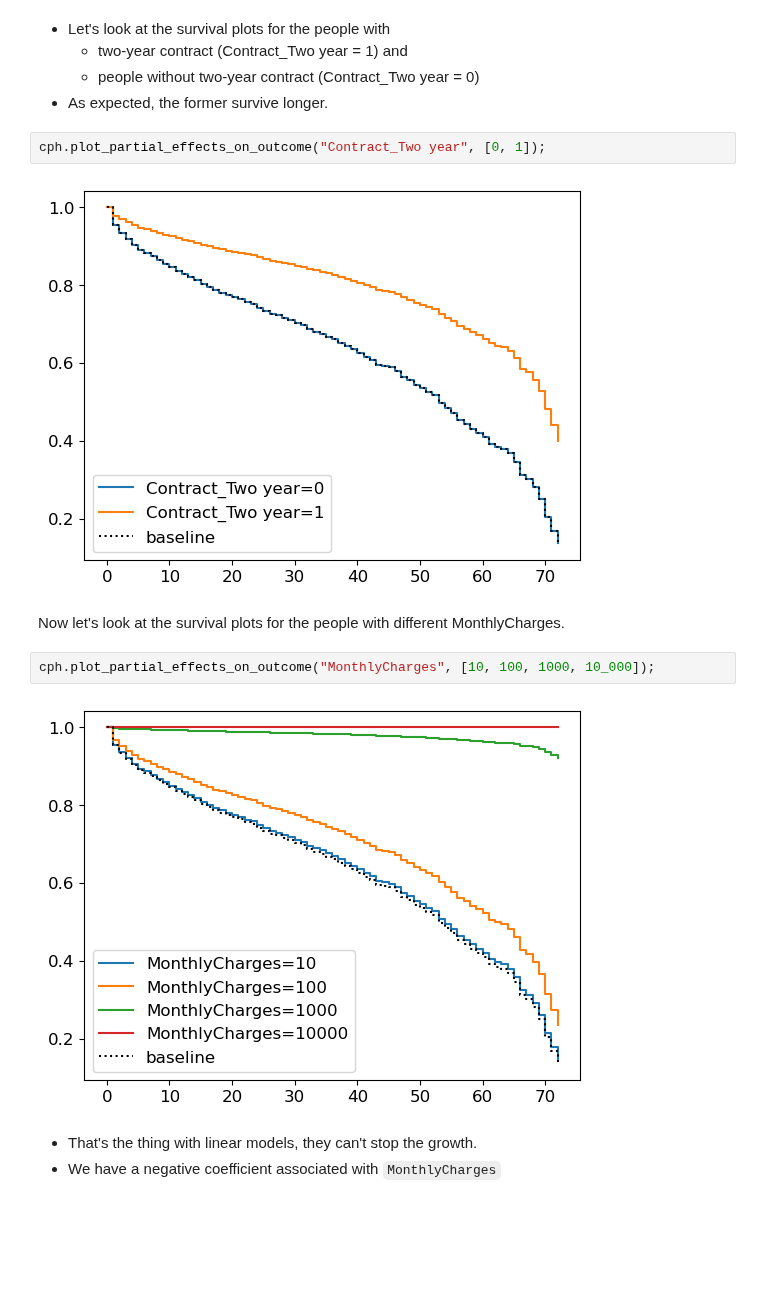
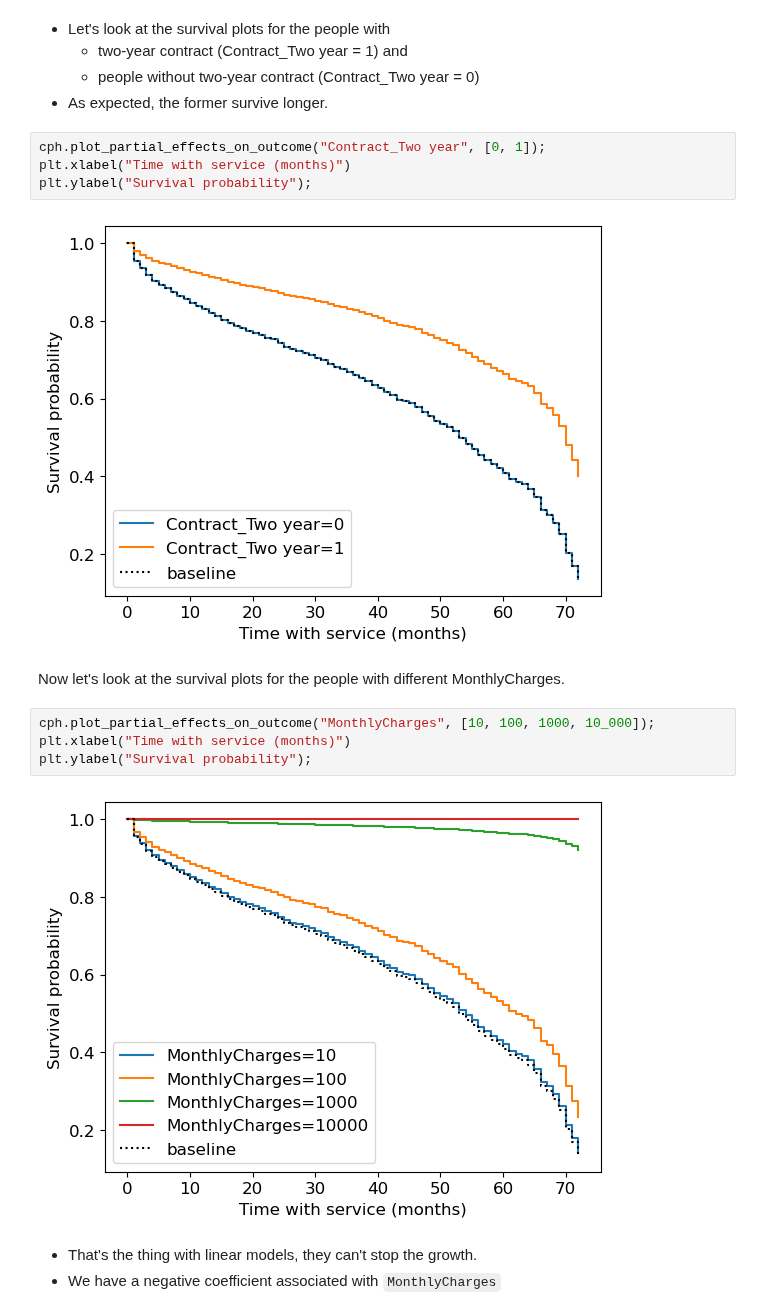
Before and after one commit to UBC-CS/cpsc330-2023W1, a Jupyter notebook: lectures/20_survival-analysis.ipynb, the cells around one changed output. Saved outputs shown, nothing was run; the diff lists cells and outputs as text; blank space fills up the shorter version.

```diff
--- a/lectures/20_survival-analysis.ipynb
+++ b/lectures/20_survival-analysis.ipynb
@@ -928,14 +939,18 @@ cph.plot();
 - As expected, the former survive longer.
 # %%
 cph.plot_partial_effects_on_outcome("Contract_Two year", [0, 1]);
+plt.xlabel("Time with service (months)")
+plt.ylabel("Survival probability");
 # %% [output]
-[figure, old version]
+[figure, new version]
 # %% [markdown]
 Now let's look at the survival plots for the people with different MonthlyCharges.
 # %%
 cph.plot_partial_effects_on_outcome("MonthlyCharges", [10, 100, 1000, 10_000]);
+plt.xlabel("Time with service (months)")
+plt.ylabel("Survival probability");
 # %% [output]
-[figure, old version]
+[figure, new version]
 # %% [markdown]
 - That's the thing with linear models, they can't stop the growth.
 - We have a negative coefficient associated with `MonthlyCharges`
```
Also changed, not shown: parts of 20 cells of this notebook.
